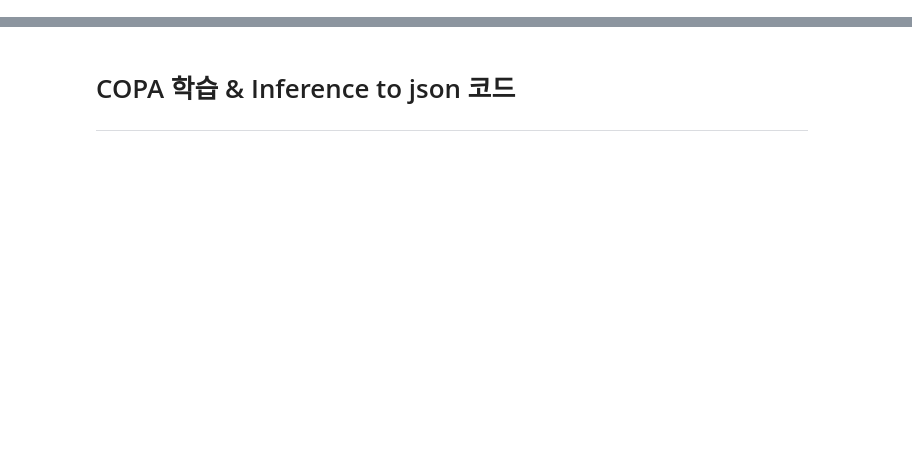
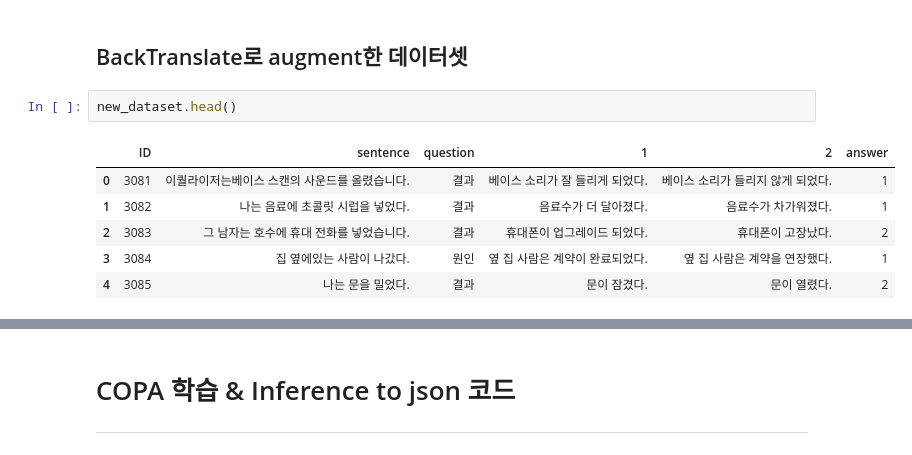
Before and after one commit to rsk25/nlp_competition, a Jupyter notebook: copa_ipynb_최종호.ipynb, the cells around one changed output, grey strips where cells are left out. Drawn from its saved outputs; the diff is of its cells as text; blank space fills up the shorter version.

```diff
--- a/copa_ipynb_최종호.ipynb
+++ b/copa_ipynb_최종호.ipynb
@@ -0,0 +102,11 @@
+# %% [markdown]
+## BackTranslate로 augment한 데이터셋
+# %%
+new_dataset.head()
+# %% [output]
+|  | ID | sentence | question | 1 | 2 | answer |
+| 0 | 3081 | 이퀄라이저는베이스 스캔의 사운드를 올렸습니다. | 결과 | 베이스 소리가 잘 들리게 되었다. | 베이스 소리가 들리지 않게 되었다. | 1 |
+| 1 | 3082 | 나는 음료에 초콜릿 시럽을 넣었다. | 결과 | 음료수가 더 달아졌다. | 음료수가 차가워졌다. | 1 |
+| 2 | 3083 | 그 남자는 호수에 휴대 전화를 넣었습니다. | 결과 | 휴대폰이 업그레이드 되었다. | 휴대폰이 고장났다. | 2 |
+| 3 | 3084 | 집 옆에있는 사람이 나갔다. | 원인 | 옆 집 사람은 계약이 완료되었다. | 옆 집 사람은 계약을 연장했다. | 1 |
+| 4 | 3085 | 나는 문을 밀었다. | 결과 | 문이 잠겼다. | 문이 열렸다. | 2 |
```
Also changed, not shown: parts of 24 cells of this notebook, 2 other files.
